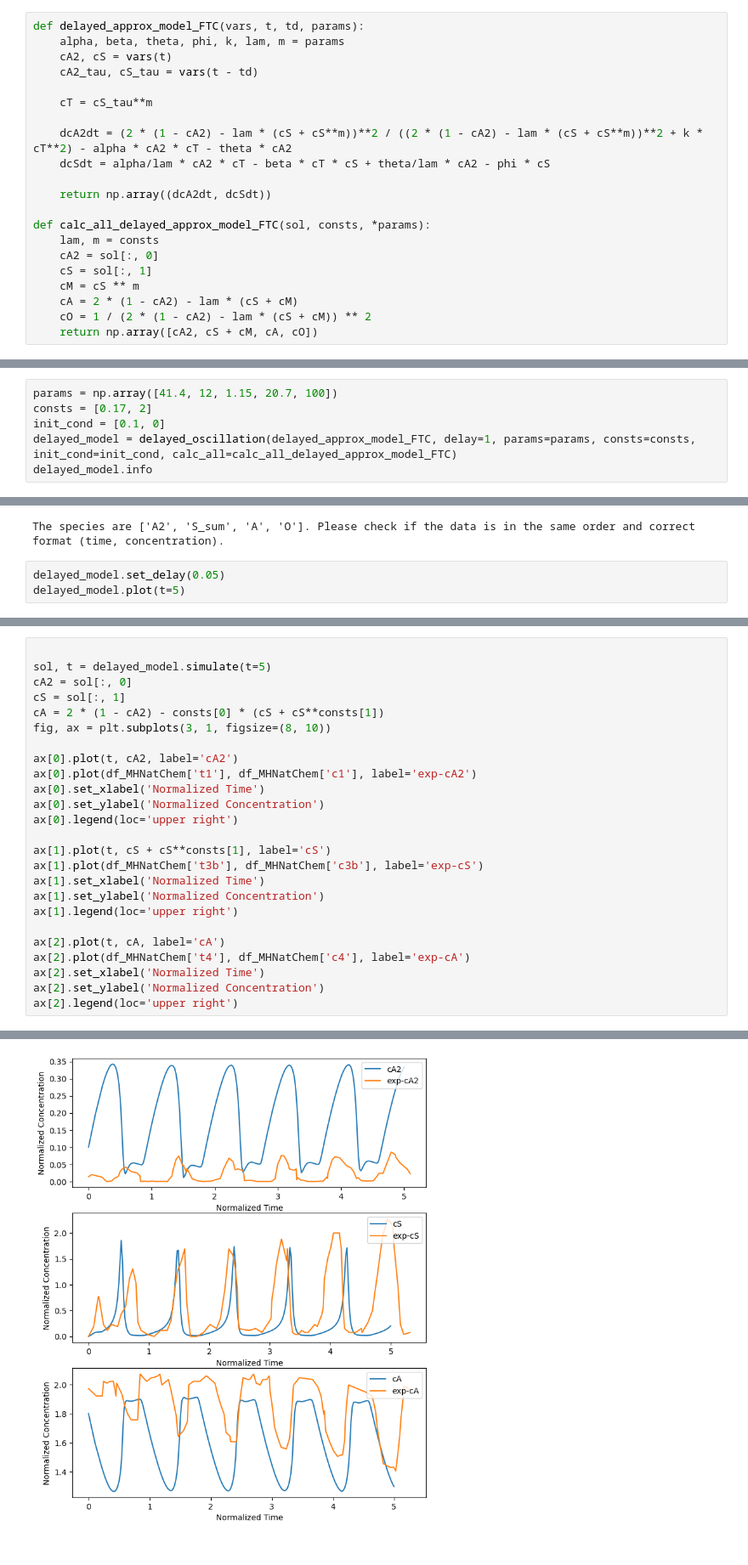
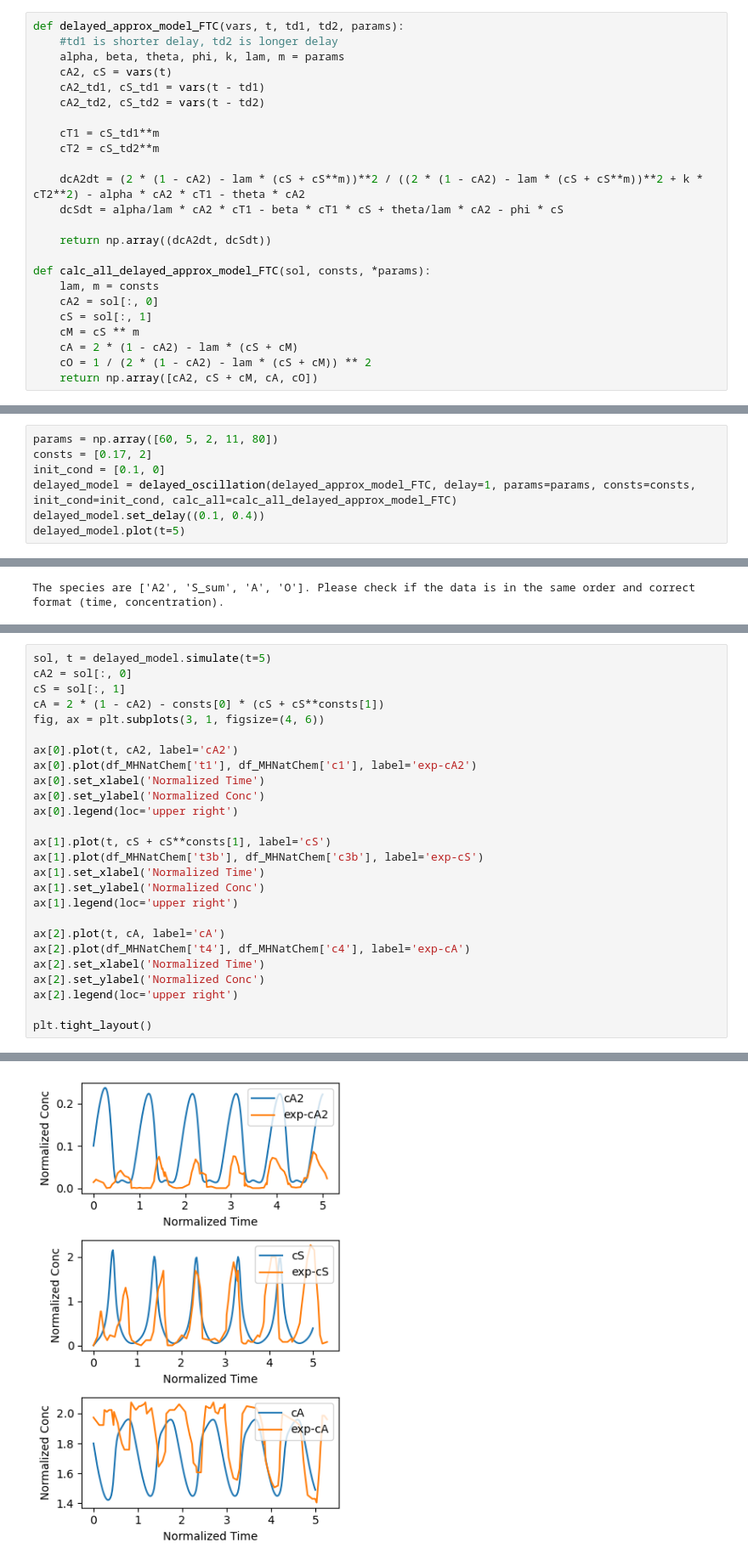
Before and after one commit to Zhiheng419/Chemical_Oscillation_Model, a Jupyter notebook: delayed_model.ipynb, the cells around one changed output, grey strips where cells are left out. Shown at 85% size. Saved outputs shown, nothing was run; the diff lists cells and outputs as text.

Commit message:
2 time delays are added to the model 270225

```diff
--- a/delayed_model.ipynb
+++ b/delayed_model.ipynb
@@ -11,13 +106,16 @@ from ddeint import ddeint
 # %%
-def delayed_approx_model_FTC(vars, t, td, params):
+def delayed_approx_model_FTC(vars, t, td1, td2, params):
+    #td1 is shorter delay, td2 is longer delay
     alpha, beta, theta, phi, k, lam, m = params
     cA2, cS = vars(t)
-    cA2_tau, cS_tau = vars(t - td)
+    cA2_td1, cS_td1 = vars(t - td1)
+    cA2_td2, cS_td2 = vars(t - td2)
 
-    cT = cS_tau**m
+    cT1 = cS_td1**m
+    cT2 = cS_td2**m
 
-    dcA2dt = (2 * (1 - cA2) - lam * (cS + cS**m))**2 / ((2 * (1 - cA2) - lam * (cS + cS**m))**2 + k * cT**2) - alpha * cA2 * cT - theta * cA2
-    dcSdt = alpha/lam * cA2 * cT - beta * cT * cS + theta/lam * cA2 - phi * cS
+    dcA2dt = (2 * (1 - cA2) - lam * (cS + cS**m))**2 / ((2 * (1 - cA2) - lam * (cS + cS**m))**2 + k * cT2**2) - alpha * cA2 * cT1 - theta * cA2
+    dcSdt = alpha/lam * cA2 * cT1 - beta * cT1 * cS + theta/lam * cA2 - phi * cS
 
     return np.array((dcA2dt, dcSdt))
 
@@ -121,7 +130,8 @@ df_MHNatChem.loc[0, 't4'] = 0
 # %%
-params = np.array([41.4, 12, 1.15, 20.7, 100])
+params = np.array([60, 5, 2, 11, 80])
 consts = [0.17, 2]
 init_cond = [0.1, 0]
 delayed_model = delayed_oscillation(delayed_approx_model_FTC, delay=1, params=params, consts=consts, init_cond=init_cond, calc_all=calc_all_delayed_approx_model_FTC)
-delayed_model.info
+delayed_model.set_delay((0.1, 0.4))
+delayed_model.plot(t=5)
 # %% [output]
@@ -131,6 +146,3 @@ Additional information: None
 delayed_model.add_exp_data(df_MHNatChem)
 # %% [output]
 The species are ['A2', 'S_sum', 'A', 'O']. Please check if the data is in the same order and correct format (time, concentration).
-# %%
-delayed_model.set_delay(0.05)
-delayed_model.plot(t=5)
@@ -149,26 +161,27 @@ interactive(children=(FloatSlider(value=41.4, description='alpha', max=46.4, min
 # %%
-
 sol, t = delayed_model.simulate(t=5)
 cA2 = sol[:, 0]
 cS = sol[:, 1]
 cA = 2 * (1 - cA2) - consts[0] * (cS + cS**consts[1])
-fig, ax = plt.subplots(3, 1, figsize=(8, 10))
+fig, ax = plt.subplots(3, 1, figsize=(4, 6))
 
 ax[0].plot(t, cA2, label='cA2')
 ax[0].plot(df_MHNatChem['t1'], df_MHNatChem['c1'], label='exp-cA2')
 ax[0].set_xlabel('Normalized Time')
-ax[0].set_ylabel('Normalized Concentration')
+ax[0].set_ylabel('Normalized Conc')
 ax[0].legend(loc='upper right')
 
 ax[1].plot(t, cS + cS**consts[1], label='cS')
 ax[1].plot(df_MHNatChem['t3b'], df_MHNatChem['c3b'], label='exp-cS')
 ax[1].set_xlabel('Normalized Time')
-ax[1].set_ylabel('Normalized Concentration')
+ax[1].set_ylabel('Normalized Conc')
 ax[1].legend(loc='upper right')
 
 ax[2].plot(t, cA, label='cA')
 ax[2].plot(df_MHNatChem['t4'], df_MHNatChem['c4'], label='exp-cA')
 ax[2].set_xlabel('Normalized Time')
-ax[2].set_ylabel('Normalized Concentration')
+ax[2].set_ylabel('Normalized Conc')
 ax[2].legend(loc='upper right')
+
+plt.tight_layout()
 # %% [output]
@@ -176 +188 @@ ax[2].legend(loc='upper right')
-[figure, old version]
+[figure, new version]
```
Also changed, not shown: parts of 11 cells of this notebook, 4 other files.
